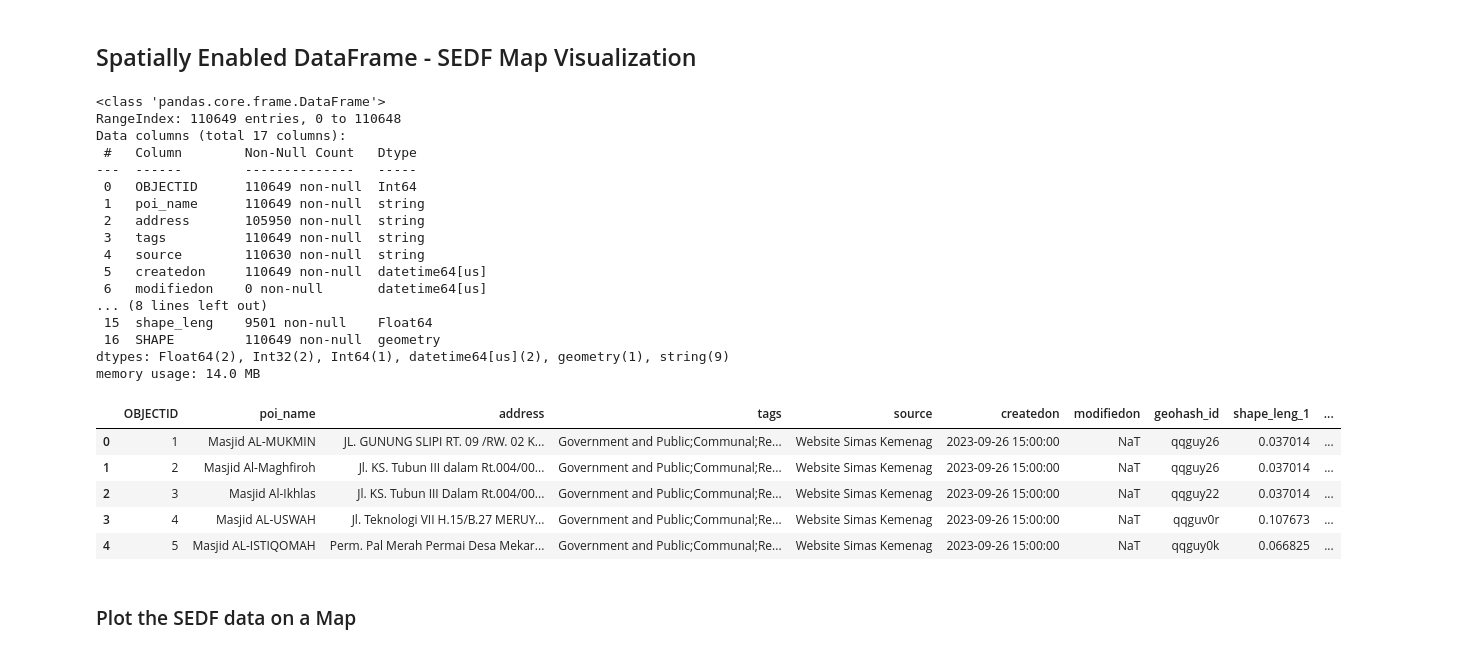
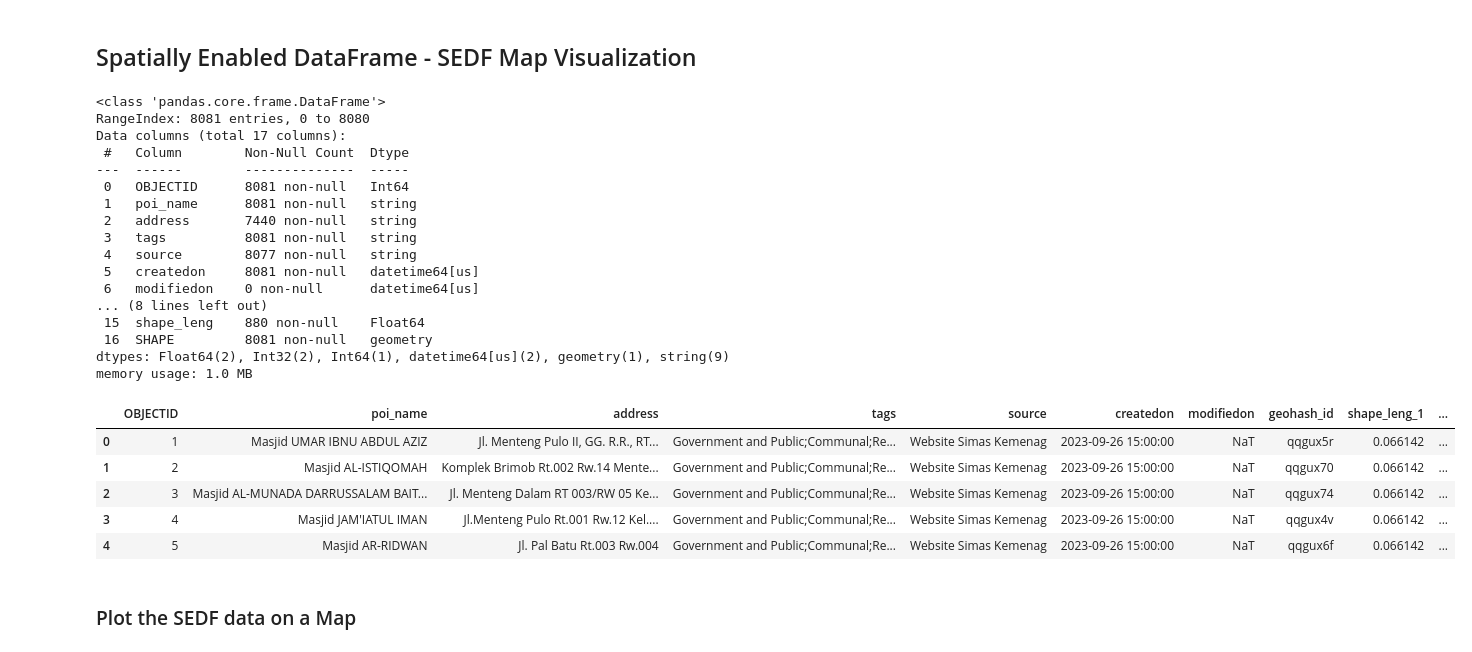
Before and after one commit to bebenGP/selfstudy-arcgisforpython, a Jupyter notebook: belajar_arcgis_for_python/VisualPythonAPI/VisualPythonAPI/VisualPythonAPI.ipynb, the cells around one changed output. Cells and saved outputs as stored; diff of their text form; code cells hidden in the pictures.

Commit message:
self study 20240701

```diff
--- a/belajar_arcgis_for_python/VisualPythonAPI/VisualPythonAPI/VisualPythonAPI.ipynb
+++ b/belajar_arcgis_for_python/VisualPythonAPI/VisualPythonAPI/VisualPythonAPI.ipynb
@@ -30,32 +31,32 @@ map1.add_layer(pop_density)
 # %% [markdown]
 ## Spatially Enabled DataFrame - SEDF Map Visualization
 # %%
-sedf = pd.DataFrame.spatial.from_featureclass(r'C:\Users\bputra\OneDrive - ESRI Indonesia\PT ESRI Indonesia\Research\code-script\22_arcgis_for_python_study\belajar_arcgis_for_python\belajar_arcgis_for_python.gdb\poi_jakbar_jaksel')
+sedf = pd.DataFrame.spatial.from_featureclass(r'C:\Users\bputra\OneDrive - ESRI Indonesia\PT ESRI Indonesia\Research\code-script\22_arcgis_for_python_study\belajar_arcgis_for_python\belajar_arcgis_for_python.gdb\poi_sampling_jaksel')
 sedf.info()
 sedf.head()
 # %% [output]
 <class 'pandas.core.frame.DataFrame'>
-RangeIndex: 110649 entries, 0 to 110648
+RangeIndex: 8081 entries, 0 to 8080
 Data columns (total 17 columns):
- #   Column        Non-Null Count   Dtype
----  ------        --------------   -----
- 0   OBJECTID      110649 non-null  Int64
- 1   poi_name      110649 non-null  string
- 2   address       105950 non-null  string
- 3   tags          110649 non-null  string
- 4   source        110630 non-null  string
- 5   createdon     110649 non-null  datetime64[us]
- 6   modifiedon    0 non-null       datetime64[us]
+ #   Column        Non-Null Count  Dtype
+---  ------        --------------  -----
+ 0   OBJECTID      8081 non-null   Int64
+ 1   poi_name      8081 non-null   string
+ 2   address       7440 non-null   string
+ 3   tags          8081 non-null   string
+ 4   source        8077 non-null   string
+ 5   createdon     8081 non-null   datetime64[us]
+ 6   modifiedon    0 non-null      datetime64[us]
 ... (8 lines left out)
- 15  shape_leng    9501 non-null    Float64
- 16  SHAPE         110649 non-null  geometry
+ 15  shape_leng    880 non-null    Float64
+ 16  SHAPE         8081 non-null   geometry
 dtypes: Float64(2), Int32(2), Int64(1), datetime64[us](2), geometry(1), string(9)
-memory usage: 14.0 MB
+memory usage: 1.0 MB
 |  | OBJECTID | poi_name | address | tags | source | createdon | modifiedon | geohash_id | shape_leng_1 | ... |
-| 0 | 1 | Masjid AL-MUKMIN | JL. GUNUNG SLIPI RT. 09 /RW. 02 K... | Government and Public;Communal;Re... | Website Simas Kemenag | 2023-09-26 15:00:00 | NaT | qqguy26 | 0.037014 | ... |
-| 1 | 2 | Masjid Al-Maghfiroh | Jl. KS. Tubun III dalam Rt.004/00... | Government and Public;Communal;Re... | Website Simas Kemenag | 2023-09-26 15:00:00 | NaT | qqguy26 | 0.037014 | ... |
-| 2 | 3 | Masjid Al-Ikhlas | Jl. KS. Tubun III Dalam Rt.004/00... | Government and Public;Communal;Re... | Website Simas Kemenag | 2023-09-26 15:00:00 | NaT | qqguy22 | 0.037014 | ... |
-| 3 | 4 | Masjid AL-USWAH | Jl. Teknologi VII H.15/B.27 MERUY... | Government and Public;Communal;Re... | Website Simas Kemenag | 2023-09-26 15:00:00 | NaT | qqguv0r | 0.107673 | ... |
-| 4 | 5 | Masjid AL-ISTIQOMAH | Perm. Pal Merah Permai Desa Mekar... | Government and Public;Communal;Re... | Website Simas Kemenag | 2023-09-26 15:00:00 | NaT | qqguy0k | 0.066825 | ... |
+| 0 | 1 | Masjid UMAR IBNU ABDUL AZIZ | Jl. Menteng Pulo II, GG. R.R., RT... | Government and Public;Communal;Re... | Website Simas Kemenag | 2023-09-26 15:00:00 | NaT | qqgux5r | 0.066142 | ... |
+| 1 | 2 | Masjid AL-ISTIQOMAH | Komplek Brimob Rt.002 Rw.14 Mente... | Government and Public;Communal;Re... | Website Simas Kemenag | 2023-09-26 15:00:00 | NaT | qqgux70 | 0.066142 | ... |
+| 2 | 3 | Masjid AL-MUNADA DARRUSSALAM BAIT... | Jl. Menteng Dalam RT 003/RW 05 Ke... | Government and Public;Communal;Re... | Website Simas Kemenag | 2023-09-26 15:00:00 | NaT | qqgux74 | 0.066142 | ... |
+| 3 | 4 | Masjid JAM'IATUL IMAN | Jl.Menteng Pulo Rt.001 Rw.12 Kel.... | Government and Public;Communal;Re... | Website Simas Kemenag | 2023-09-26 15:00:00 | NaT | qqgux4v | 0.066142 | ... |
+| 4 | 5 | Masjid AR-RIDWAN | Jl. Pal Batu Rt.003 Rw.004 | Government and Public;Communal;Re... | Website Simas Kemenag | 2023-09-26 15:00:00 | NaT | qqgux6f | 0.066142 | ... |
 # %%
 map2 = gis.map("Jakarta Selatan, IDN")
```
Also changed, not shown: parts of 6 cells of this notebook, 25 other files.
